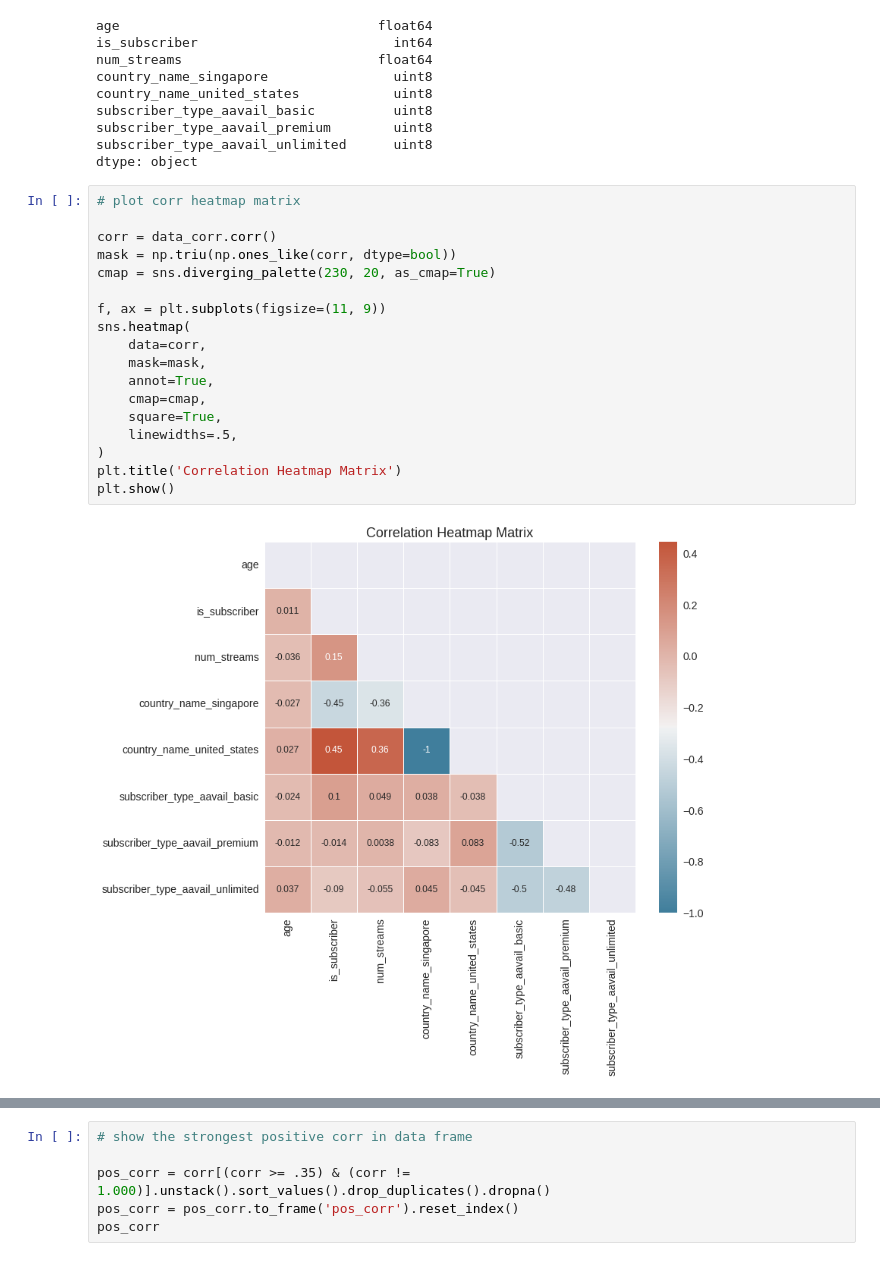
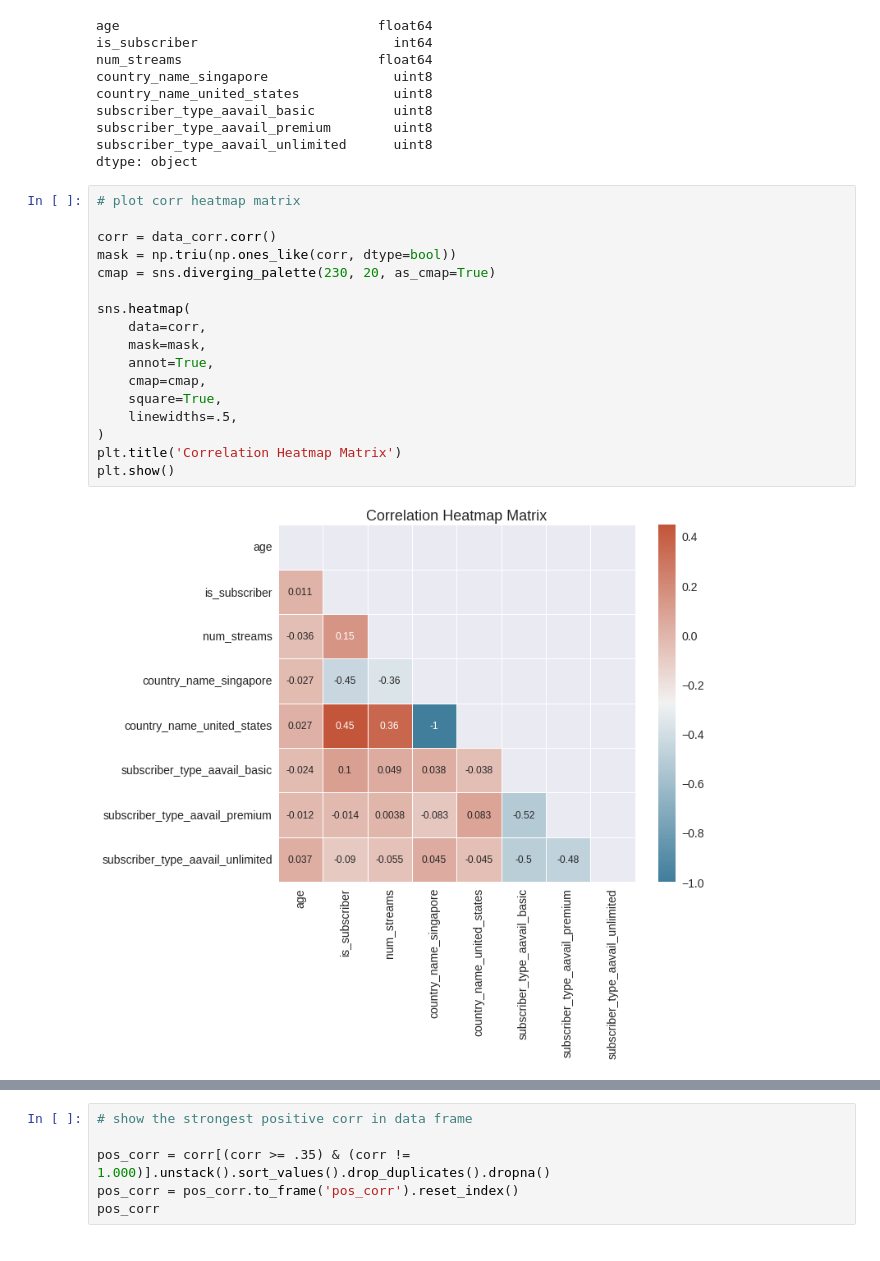
Before and after one commit to momchilantonov/Coursera-AIWorkflow_DataAnalysis_HypothesisTesting-IBM, a Jupyter notebook: Practice Peer-graded Assignment/notebooks/Visualization and Imputation.ipynb, the cells around one changed output, grey strips where cells are left out. Drawn from its saved outputs; the diff is of its cells as text.

```diff
--- a/Practice Peer-graded Assignment/notebooks/Visualization and Imputation.ipynb
+++ b/Practice Peer-graded Assignment/notebooks/Visualization and Imputation.ipynb
@@ -533,23 +533,22 @@ dtype: object
 # %%
 # plot corr heatmap matrix
 
 corr = data_corr.corr()
 mask = np.triu(np.ones_like(corr, dtype=bool))
 cmap = sns.diverging_palette(230, 20, as_cmap=True)
 
-f, ax = plt.subplots(figsize=(11, 9))
 sns.heatmap(
     data=corr,
     mask=mask,
     annot=True,
     cmap=cmap,
     square=True,
     linewidths=.5,
 )
 plt.title('Correlation Heatmap Matrix')
 plt.show()
 # %% [output]
-[figure, old version]
+[figure, new version]
 # %%
 # plot filtered corr heatmap matrix (pos corr >= 0.35, neg corr <= -0.35)
 
```
Also changed, not shown: parts of 20 cells of this notebook.
